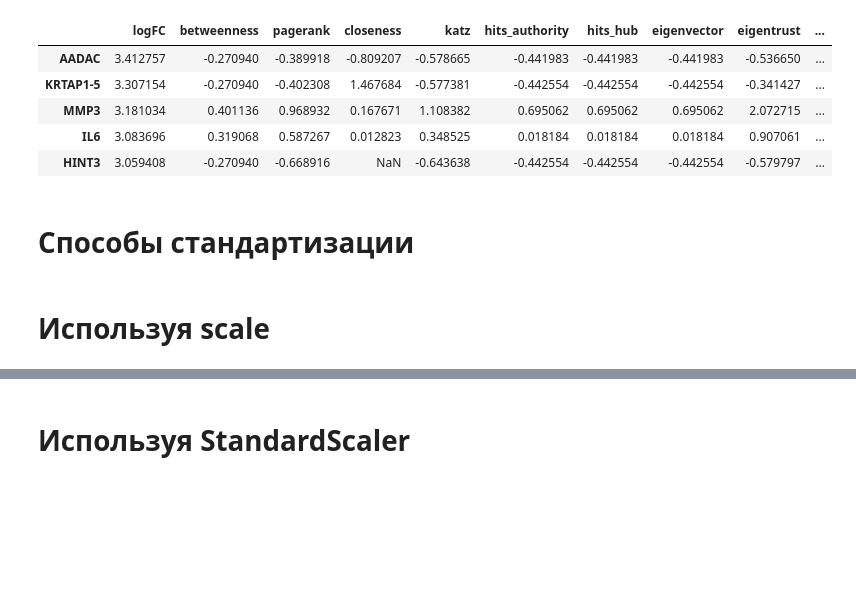
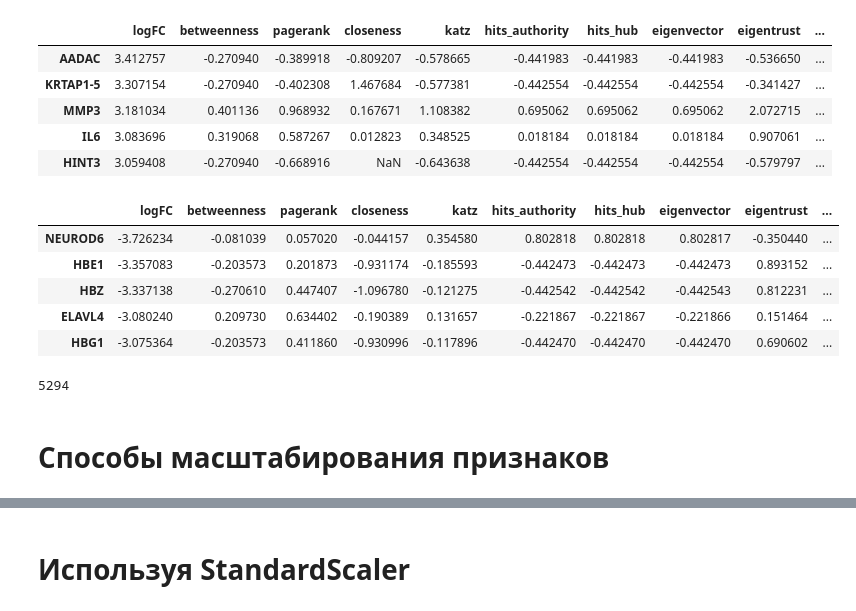
Before and after one commit to ziganshina-dinara/synergy_project, a Jupyter notebook: scaling_logFC_topo_metrics.ipynb, the cells around one changed output, grey strips where cells are left out. Cells and saved outputs as stored; diff of their text form; code cells hidden in the pictures; blank space fills up the shorter version.

```diff
--- a/scaling_logFC_topo_metrics.ipynb
+++ b/scaling_logFC_topo_metrics.ipynb
@@ -83,9 +92,21 @@ df_inf_score.head()
 | MMP3 | 3.181034 | 0.401136 | 0.968932 | 0.167671 | 1.108382 | 0.695062 | 0.695062 | 0.695062 | 2.072715 | ... |
 | IL6 | 3.083696 | 0.319068 | 0.587267 | 0.012823 | 0.348525 | 0.018184 | 0.018184 | 0.018184 | 0.907061 | ... |
 | HINT3 | 3.059408 | -0.270940 | -0.668916 | NaN | -0.643638 | -0.442554 | -0.442554 | -0.442554 | -0.579797 | ... |
+# %%
+df_inf_score = pd.read_csv('DATA/Fibroblasts_Induced_Neurons/Validation_results_Fibroblasts_Induced_Neurons/Fibroblasts_Induced_Neurons_21/df_inf_Fibroblasts_Induced_Neurons.csv', index_col =0)
+df_inf_score[df_inf_score['logFC'] < 0].head()
+# %% [output]
+|  | logFC | betweenness | pagerank | closeness | katz | hits_authority | hits_hub | eigenvector | eigentrust | ... |
+| NEUROD6 | -3.726234 | -0.081039 | 0.057020 | -0.044157 | 0.354580 | 0.802818 | 0.802818 | 0.802817 | -0.350440 | ... |
+| HBE1 | -3.357083 | -0.203573 | 0.201873 | -0.931174 | -0.185593 | -0.442473 | -0.442473 | -0.442473 | 0.893152 | ... |
+| HBZ | -3.337138 | -0.270610 | 0.447407 | -1.096780 | -0.121275 | -0.442542 | -0.442542 | -0.442543 | 0.812231 | ... |
+| ELAVL4 | -3.080240 | 0.209730 | 0.634402 | -0.190389 | 0.131657 | -0.221867 | -0.221867 | -0.221866 | 0.151464 | ... |
+| HBG1 | -3.075364 | -0.203573 | 0.411860 | -0.930996 | -0.117896 | -0.442470 | -0.442470 | -0.442470 | 0.690602 | ... |
+# %%
+len(df_inf_score['hits_authority']) -sum( df_inf_score['hits_authority'] == df_inf_score['hits_hub'])
+# %% [output]
+5294
 # %% [markdown]
-# Способы стандартизации
+# Способы масштабирования признаков
 # %%
 df_topo_concated_before_scale = df_topo_concated.copy()
-# %% [markdown]
-# Используя scale
```
Also changed, not shown: parts of 14 cells of this notebook.
